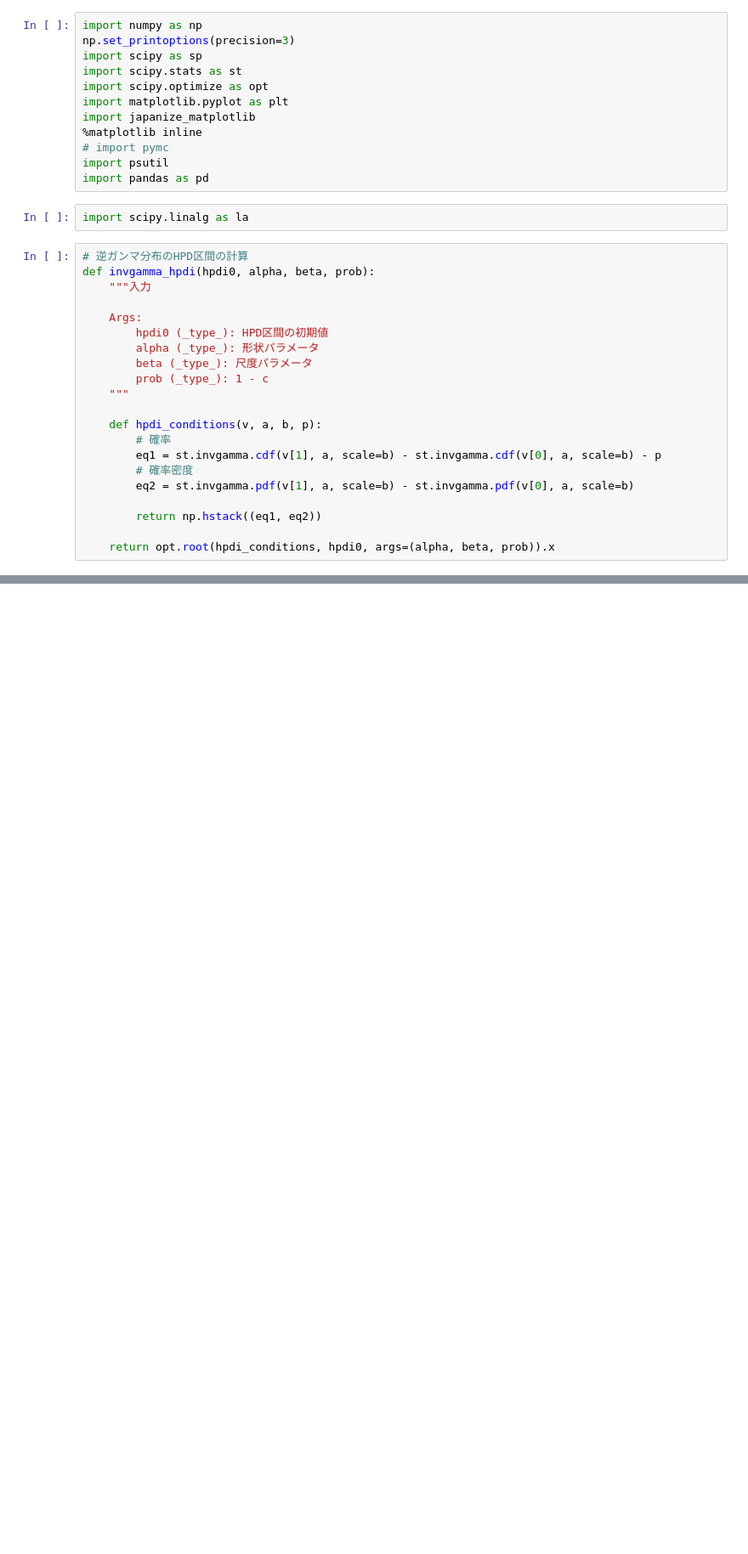
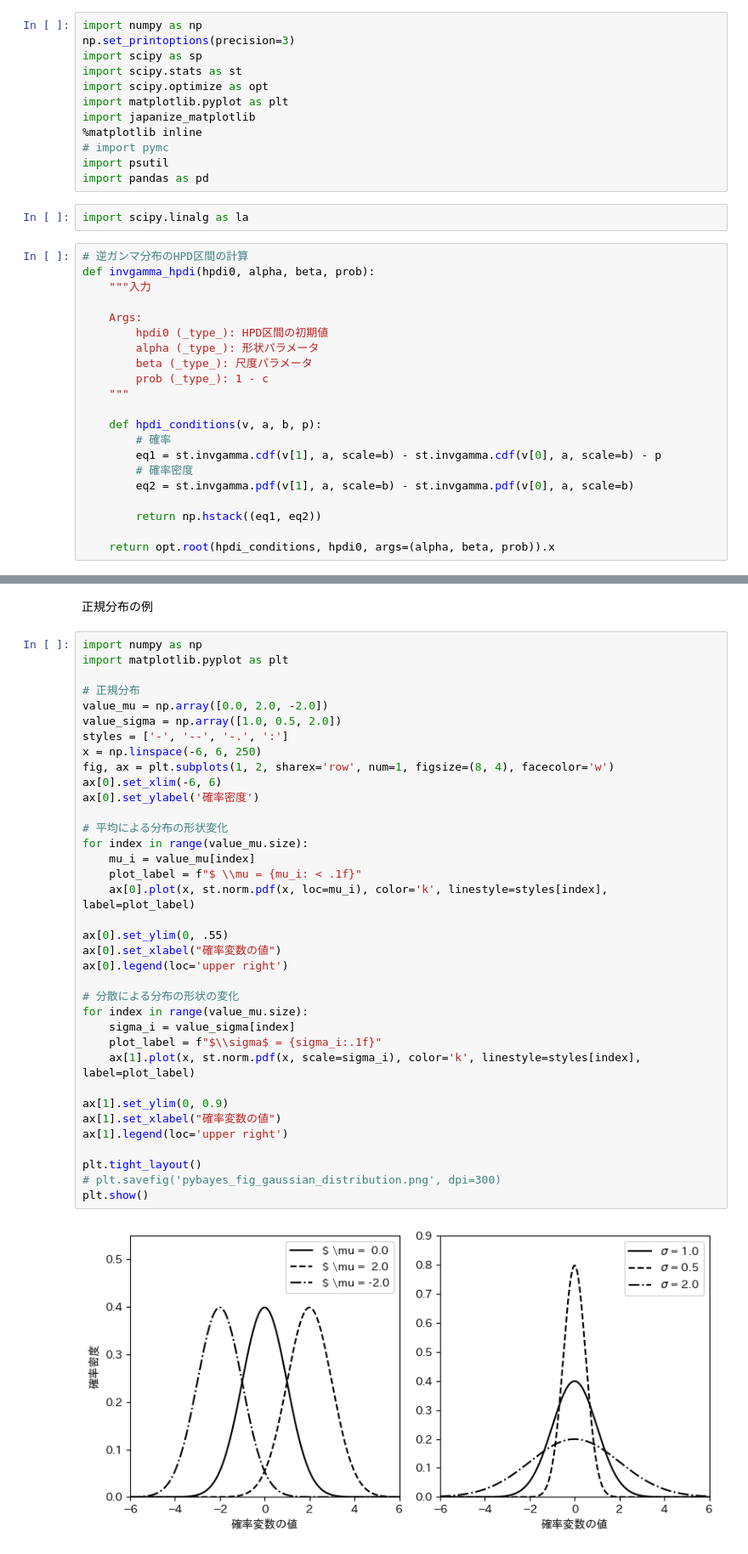
Before and after one commit to inoueshinichi/Learn_Bayesian, a Jupyter notebook: regression_bayes_update.ipynb, the cells around one changed output, grey strips where cells are left out. Shown at 85% size. Drawn from its saved outputs; the diff is of its cells as text; blank space fills up the shorter version.

```diff
--- a/regression_bayes_update.ipynb
+++ b/regression_bayes_update.ipynb
@@ -167,0 +313,40 @@ def regression_stats(y: np.ndarray,
+# %% [markdown]
+正規分布の例
+# %%
+import numpy as np
+import matplotlib.pyplot as plt
+
+# 正規分布
+value_mu = np.array([0.0, 2.0, -2.0])
+value_sigma = np.array([1.0, 0.5, 2.0])
+styles = ['-', '--', '-.', ':']
+x = np.linspace(-6, 6, 250)
+fig, ax = plt.subplots(1, 2, sharex='row', num=1, figsize=(8, 4), facecolor='w')
+ax[0].set_xlim(-6, 6)
+ax[0].set_ylabel('確率密度')
+
+# 平均による分布の形状変化
+for index in range(value_mu.size):
+    mu_i = value_mu[index]
+    plot_label = f"$ \\mu = {mu_i: < .1f}"
+    ax[0].plot(x, st.norm.pdf(x, loc=mu_i), color='k', linestyle=styles[index], label=plot_label)
+
+ax[0].set_ylim(0, .55)
+ax[0].set_xlabel("確率変数の値")
+ax[0].legend(loc='upper right')
+
+# 分散による分布の形状の変化
+for index in range(value_mu.size):
+    sigma_i = value_sigma[index]
+    plot_label = f"$\\sigma$ = {sigma_i:.1f}"
+    ax[1].plot(x, st.norm.pdf(x, scale=sigma_i), color='k', linestyle=styles[index], label=plot_label)
+
+ax[1].set_ylim(0, 0.9)
+ax[1].set_xlabel("確率変数の値")
+ax[1].legend(loc='upper right')
+
+plt.tight_layout()
+# plt.savefig('pybayes_fig_gaussian_distribution.png', dpi=300)
+plt.show()
+# %% [output]
+[figure, added]
```
Also changed, not shown: parts of 15 cells of this notebook, 2 other files.
